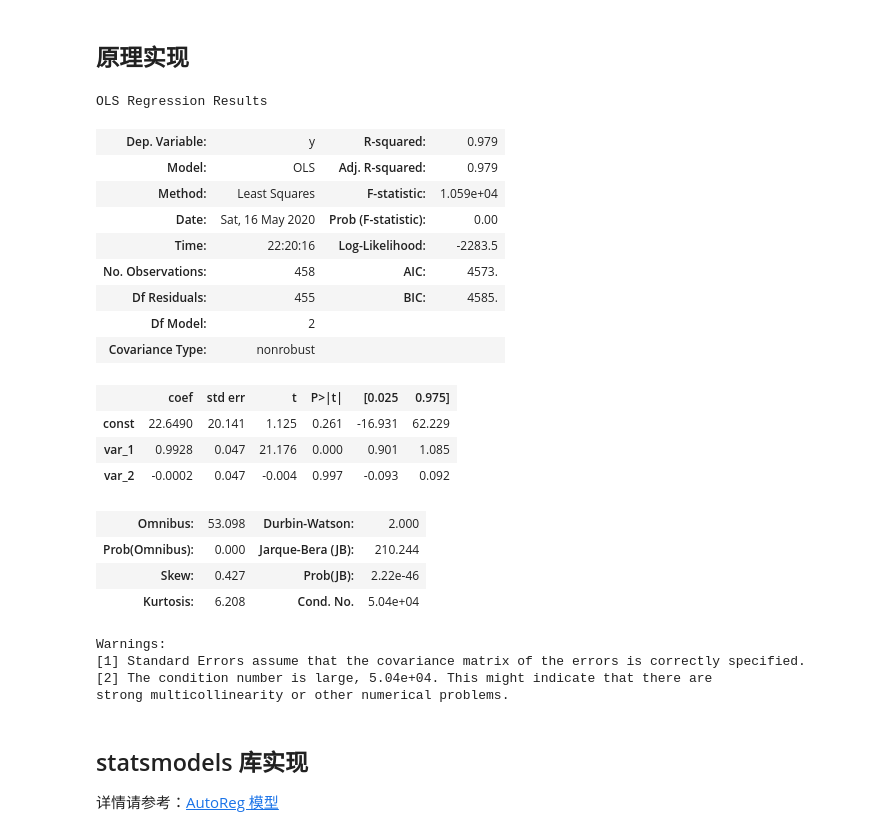
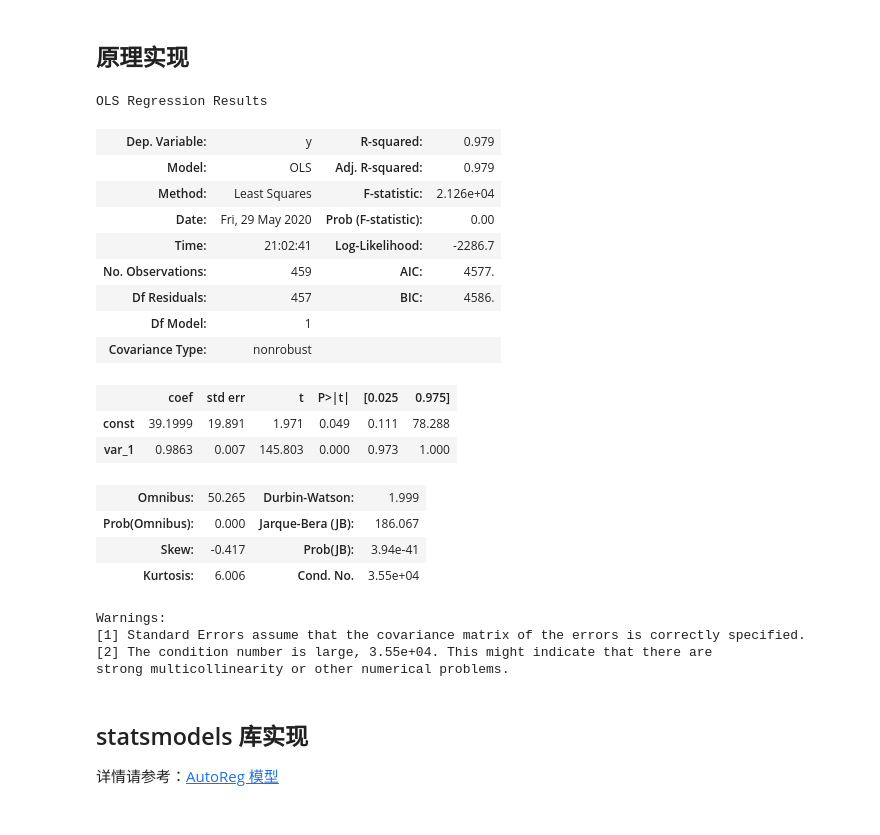
Before and after one commit to lei940324/econometrics, a Jupyter notebook: 金融时间序列/自回归模型.ipynb, the cells around one changed output. Cells and saved outputs as stored; diff of their text form; code cells hidden in the pictures.

```diff
--- a/金融时间序列/自回归模型.ipynb
+++ b/金融时间序列/自回归模型.ipynb
@@ -99,50 +99,49 @@ import numpy as np
 import pandas as pd
 import statsmodels.api as sm
 
 data = pd.read_excel('../数据/上证指数与沪深300.xlsx')
 
 def ARxx(X, P):
     """
     获取自回归的估计向量
     X - 输入数据，列向量
     P - AR 阶数,标量
     """
     N = len(X)
     ARx = pd.DataFrame()
     for m in range(1,P+1):
         ARx.insert(m-1, f'var_{m}', list(X[P-m:N-m]))
     ARy = list(X[P:N])
     return ARy, ARx
 
 
 
-y, X = ARxx(data['sz'], 2)
+y, X = ARxx(data['sz'], 1)
 X = sm.add_constant(X)
 mod = sm.OLS(y, X)
 res = mod.fit()
 res.summary()
 # %% [output]
 OLS Regression Results
 | Dep. Variable: | y | R-squared: | 0.979 |
 | Model: | OLS | Adj. R-squared: | 0.979 |
-| Method: | Least Squares | F-statistic: | 1.059e+04 |
-| Date: | Sat, 16 May 2020 | Prob (F-statistic): | 0.00 |
-| Time: | 22:20:16 | Log-Likelihood: | -2283.5 |
-| No. Observations: | 458 | AIC: | 4573. |
-| Df Residuals: | 455 | BIC: | 4585. |
-| Df Model: | 2 |  |  |
+| Method: | Least Squares | F-statistic: | 2.126e+04 |
+| Date: | Fri, 29 May 2020 | Prob (F-statistic): | 0.00 |
+| Time: | 21:02:41 | Log-Likelihood: | -2286.7 |
+| No. Observations: | 459 | AIC: | 4577. |
+| Df Residuals: | 457 | BIC: | 4586. |
+| Df Model: | 1 |  |  |
 | Covariance Type: | nonrobust |  |  |
 |  | coef | std err | t | P>|t| | [0.025 | 0.975] |
-| const | 22.6490 | 20.141 | 1.125 | 0.261 | -16.931 | 62.229 |
-| var_1 | 0.9928 | 0.047 | 21.176 | 0.000 | 0.901 | 1.085 |
-| var_2 | -0.0002 | 0.047 | -0.004 | 0.997 | -0.093 | 0.092 |
+| const | 39.1999 | 19.891 | 1.971 | 0.049 | 0.111 | 78.288 |
+| var_1 | 0.9863 | 0.007 | 145.803 | 0.000 | 0.973 | 1.000 |
-| Omnibus: | 53.098 | Durbin-Watson: | 2.000 |
-| Prob(Omnibus): | 0.000 | Jarque-Bera (JB): | 210.244 |
-| Skew: | 0.427 | Prob(JB): | 2.22e-46 |
-| Kurtosis: | 6.208 | Cond. No. | 5.04e+04 |
+| Omnibus: | 50.265 | Durbin-Watson: | 1.999 |
+| Prob(Omnibus): | 0.000 | Jarque-Bera (JB): | 186.067 |
+| Skew: | -0.417 | Prob(JB): | 3.94e-41 |
+| Kurtosis: | 6.006 | Cond. No. | 3.55e+04 |
 Warnings:
 [1] Standard Errors assume that the covariance matrix of the errors is correctly specified.
-[2] The condition number is large, 5.04e+04. This might indicate that there are
+[2] The condition number is large, 3.55e+04. This might indicate that there are
 strong multicollinearity or other numerical problems.
 # %% [markdown]
 ## statsmodels 库实现
```
Also changed, not shown: parts of 5 cells of this notebook, 6 other files.
